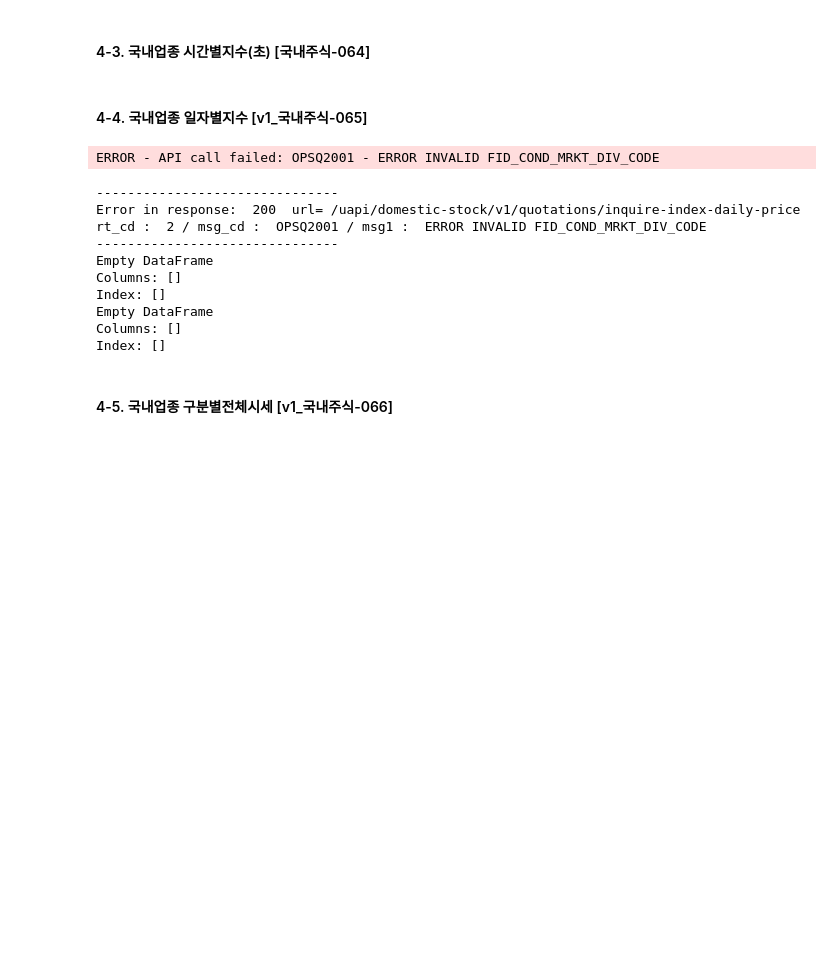
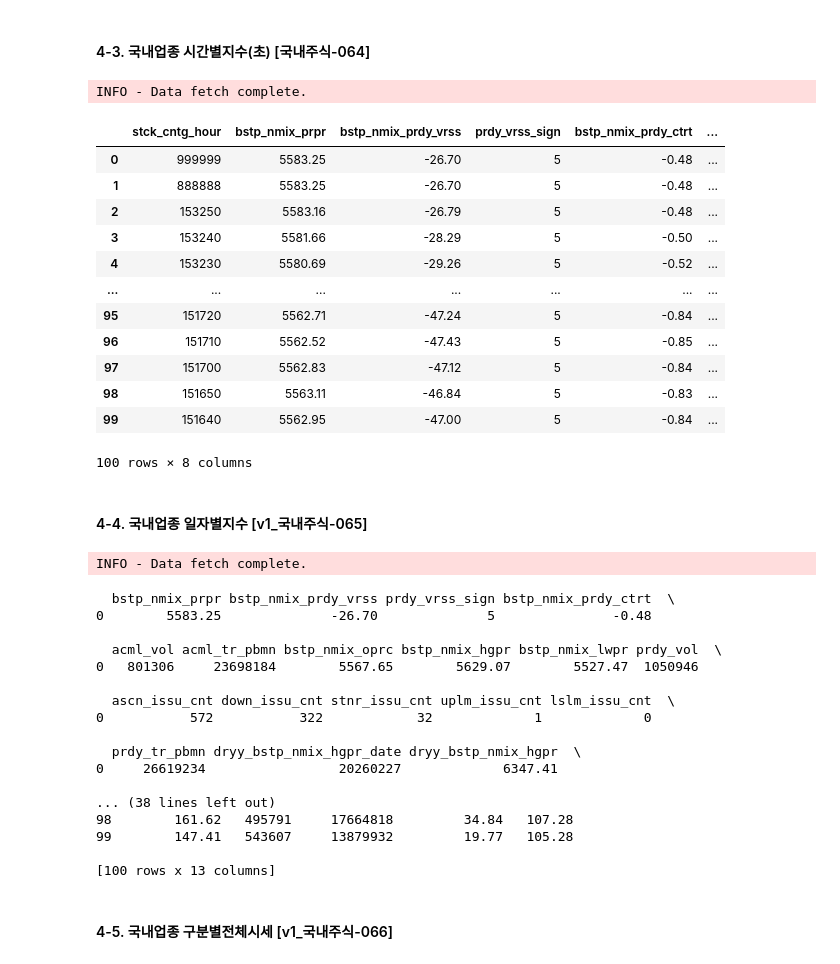
Before and after one commit to wye-jung/blsh, a Jupyter notebook: nb/kis_domestic_stock.ipynb, the cells around one changed output. Cells and saved outputs as stored; diff of their text form; code cells hidden in the pictures; blank space fills up the shorter version.

```diff
--- a/nb/kis_domestic_stock.ipynb
+++ b/nb/kis_domestic_stock.ipynb
@@ -1070,37 +1070,55 @@ INFO - Data fetch complete.
 # %%
 ##############################################################################################
 # [국내주식] 업종/기타 > 국내업종 시간별지수(초)[국내주식-064]
 ##############################################################################################
 ds.inquire_index_tickprice(
     fid_input_iscd="0001",
-    fid_cond_mrkt_div_code="J"
+    fid_cond_mrkt_div_code="U"
 )
+# %% [output]
+INFO - Data fetch complete.
+|  | stck_cntg_hour | bstp_nmix_prpr | bstp_nmix_prdy_vrss | prdy_vrss_sign | bstp_nmix_prdy_ctrt | ... |
+| 0 | 999999 | 5583.25 | -26.70 | 5 | -0.48 | ... |
+| 1 | 888888 | 5583.25 | -26.70 | 5 | -0.48 | ... |
+| 2 | 153250 | 5583.16 | -26.79 | 5 | -0.48 | ... |
+| 3 | 153240 | 5581.66 | -28.29 | 5 | -0.50 | ... |
+| 4 | 153230 | 5580.69 | -29.26 | 5 | -0.52 | ... |
+| ... | ... | ... | ... | ... | ... | ... |
+| 95 | 151720 | 5562.71 | -47.24 | 5 | -0.84 | ... |
+| 96 | 151710 | 5562.52 | -47.43 | 5 | -0.85 | ... |
+| 97 | 151700 | 5562.83 | -47.12 | 5 | -0.84 | ... |
+| 98 | 151650 | 5563.11 | -46.84 | 5 | -0.83 | ... |
+| 99 | 151640 | 5562.95 | -47.00 | 5 | -0.84 | ... |
+100 rows × 8 columns
 # %% [markdown]
 #### 4-4. 국내업종 일자별지수 [v1_국내주식-065]
 # %%
 ##############################################################################################
 # [국내주식] 업종/기타 > 국내업종 일자별지수 [v1_국내주식-065]
 ##############################################################################################
-result1, result2 = ds.inquire_index_daily_price(
-    fid_period_div_code="D",
-    fid_cond_mrkt_div_code="J",
-    fid_input_iscd="0001",
-    fid_input_date_1="20260226"
-)
-print(result1)
-print(result2)
+df1, df2 = ds.inquire_index_daily_price(fid_period_div_code="D", fid_cond_mrkt_div_code="U", fid_input_iscd="0001",
+                                     fid_input_date_1="20260312")
+print(df1)
+print(df2)
 # %% [output]
-ERROR - API call failed: OPSQ2001 - ERROR INVALID FID_COND_MRKT_DIV_CODE
+INFO - Data fetch complete.
--------------------------------
-Error in response:  200  url= /uapi/domestic-stock/v1/quotations/inquire-index-daily-price
-rt_cd :  2 / msg_cd :  OPSQ2001 / msg1 :  ERROR INVALID FID_COND_MRKT_DIV_CODE
--------------------------------
-Empty DataFrame
-Columns: []
-Index: []
-Empty DataFrame
-Columns: []
-Index: []
+  bstp_nmix_prpr bstp_nmix_prdy_vrss prdy_vrss_sign bstp_nmix_prdy_ctrt  \
+0        5583.25              -26.70              5               -0.48
+
+  acml_vol acml_tr_pbmn bstp_nmix_oprc bstp_nmix_hgpr bstp_nmix_lwpr prdy_vol  \
+0   801306     23698184        5567.65        5629.07        5527.47  1050946
+
+  ascn_issu_cnt down_issu_cnt stnr_issu_cnt uplm_issu_cnt lslm_issu_cnt  \
+0           572           322            32             1             0
+
+  prdy_tr_pbmn dryy_bstp_nmix_hgpr_date dryy_bstp_nmix_hgpr  \
+0     26619234                 20260227             6347.41
+
+... (38 lines left out)
+98        161.62   495791     17664818         34.84   107.28
+99        147.41   543607     13879932         19.77   105.28
+
+[100 rows x 13 columns]
 # %% [markdown]
 #### 4-5. 국내업종 구분별전체시세 [v1_국내주식-066]
 # %%
```
Also changed, not shown: parts of 24 cells of this notebook, 37 other files.
